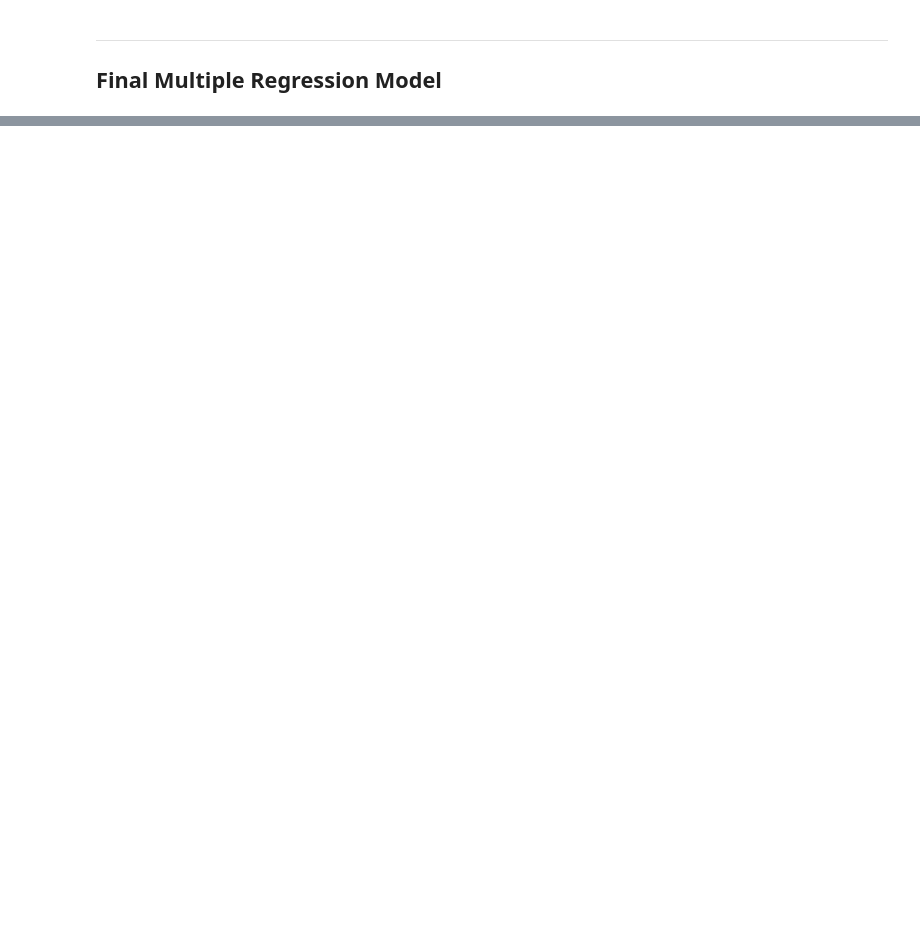
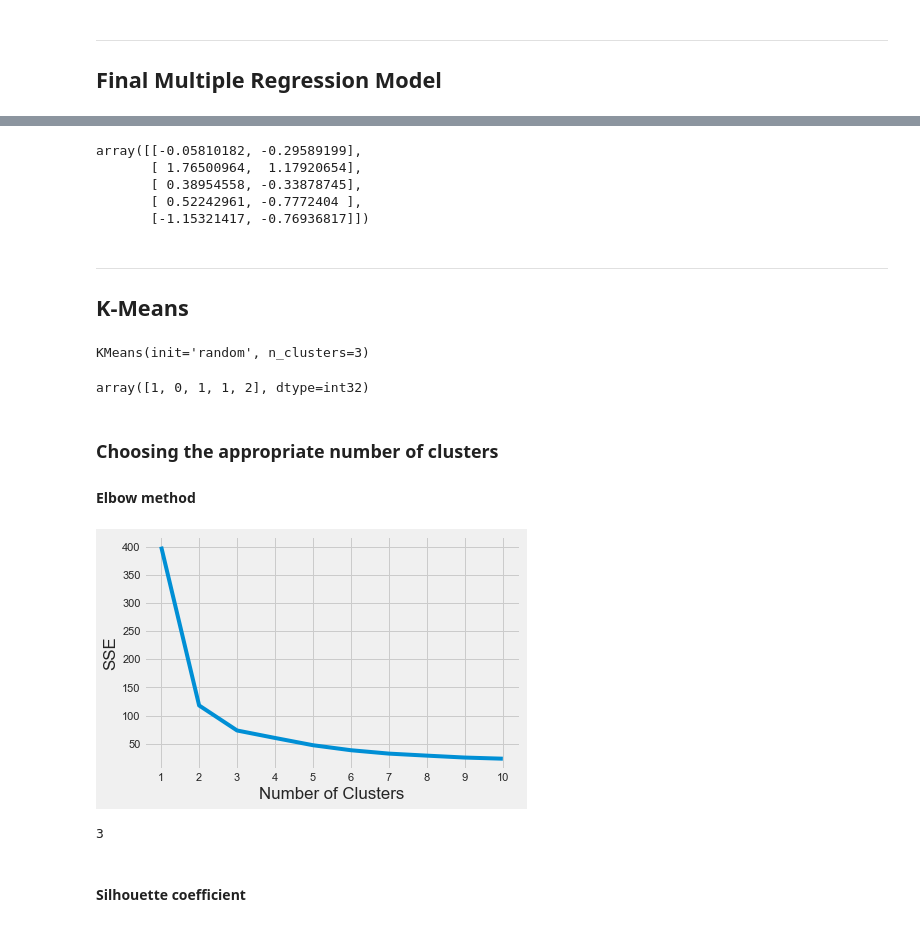
Before and after one commit to bohdan167/DAA, a Jupyter notebook: Datasets_&_Notebooks/Nosso Dataset/SongPopularity.ipynb, the cells around one changed output, grey strips where cells are left out. Drawn from its saved outputs; the diff is of its cells as text; code cells hidden in the pictures; blank space fills up the shorter version.

```diff
--- a/Datasets_&_Notebooks/Nosso Dataset/SongPopularity.ipynb
+++ b/Datasets_&_Notebooks/Nosso Dataset/SongPopularity.ipynb
@@ -425,0 +417,77 @@ RMSE
+# %%
+scaler = StandardScaler()
+scaled_features = scaler.fit_transform(features)
+
+scaled_features[:5]
+# %% [output]
+array([[-0.05810182, -0.29589199],
+       [ 1.76500964,  1.17920654],
+       [ 0.38954558, -0.33878745],
+       [ 0.52242961, -0.7772404 ],
+       [-1.15321417, -0.76936817]])
+# %% [markdown]
+---
+## K-Means
+# %%
+# Instantiate the K-Means class
+kmeans = KMeans(
+    init="random",
+    n_clusters=3,
+    n_init=10,
+    max_iter=300,
+    random_state=None
+)
+
+# Fit the K-Means to the data in scaled_features
+kmeans.fit(scaled_features)
+# %% [output]
+KMeans(init='random', n_clusters=3)
+# %%
+# The lowest SSE value
+kmeans.inertia_
+
+# Final locations of the centroid
+kmeans.cluster_centers_
+
+# The number of iterations required to converge
+kmeans.n_iter_
+
+kmeans.labels_[:5]
+# %% [output]
+array([1, 0, 1, 1, 2], dtype=int32)
+# %% [markdown]
+### Choosing the appropriate number of clusters
+#### Elbow method
+# %%
+kmeans_kwargs = {
+    "init": "random",
+    "n_init": 10,
+    "max_iter": 300,
+    "random_state": None,
+}
+
+# A list holds the SSE values for each k
+sse = []
+for k in range(1, 11):
+    kmeans = KMeans(n_clusters=k, **kmeans_kwargs)
+    kmeans.fit(scaled_features)
+    sse.append(kmeans.inertia_)
+# %%
+plt.style.use("fivethirtyeight")
+plt.plot(range(1, 11), sse)
+plt.xticks(range(1, 11))
+plt.xlabel("Number of Clusters")
+plt.ylabel("SSE")
+plt.show()
+# %% [output]
+[figure, added]
+# %%
+kl = KneeLocator(
+    range(1, 11), sse, curve="convex", direction="decreasing"
+)
+
+kl.elbow
+# %% [output]
+3
+# %% [markdown]
+#### Silhouette coefficient
```
Also changed, not shown: parts of 41 cells of this notebook, 1 other file.
